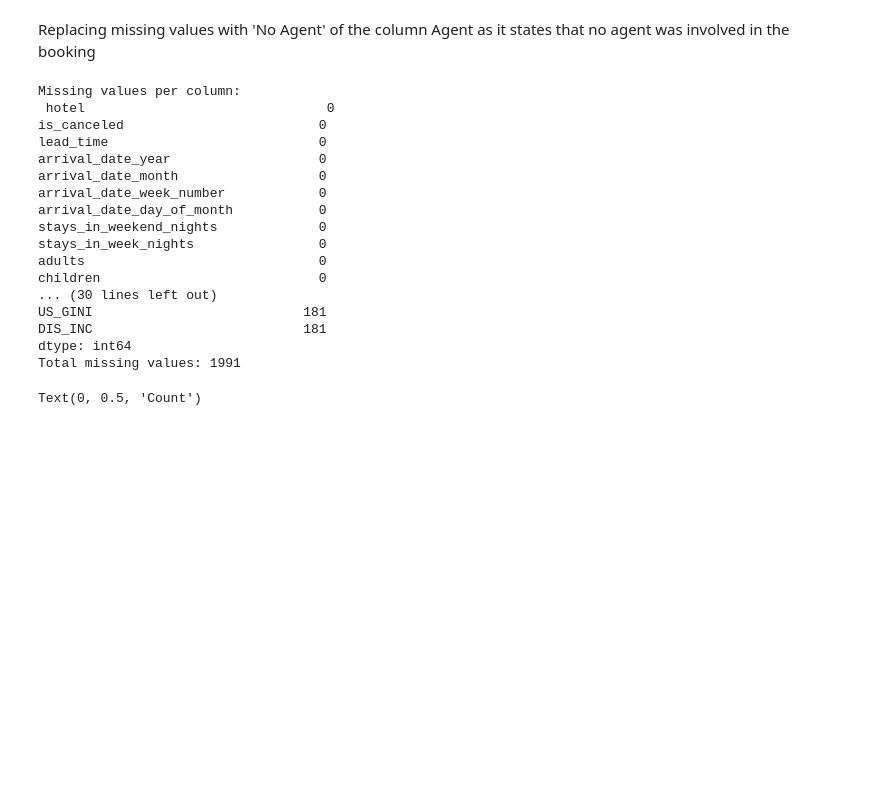
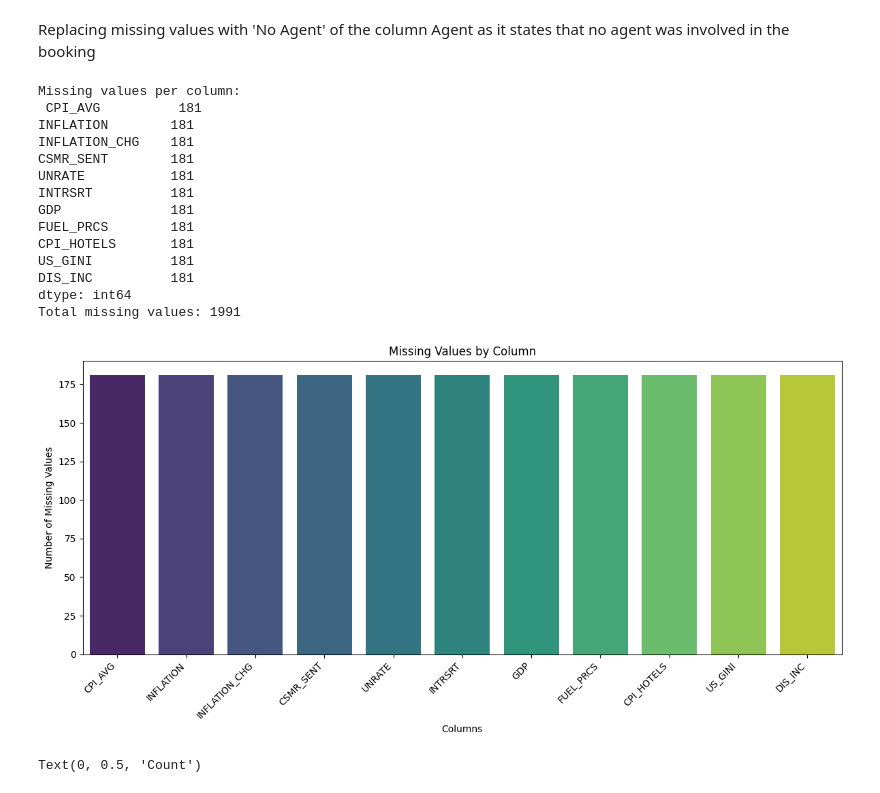
Before and after one commit to asif-mursalin/Data-mining-project, a Jupyter notebook: Project.ipynb, the cells around one changed output. Drawn from its saved outputs; the diff is of its cells as text; code cells hidden in the pictures; blank space fills up the shorter version.

Commit message:
Fixed visuals for missing values

```diff
--- a/Project.ipynb
+++ b/Project.ipynb
@@ -416,29 +416,50 @@ df[['agent']].head()
 # %% [markdown]
 Replacing missing values with 'No Agent' of the column Agent as it states that no agent was involved in the booking
 # %%
-missing_values_count = df.isnull().sum()
+missing_values_count = df.isnull().sum()[df.isnull().sum()>0]
 total_missing = df.isnull().sum().sum()
 
 print("Missing values per column:\n", missing_values_count)
 print("Total missing values:", total_missing)
 # %% [output]
 Missing values per column:
- hotel                               0
-is_canceled                         0
-lead_time                           0
-arrival_date_year                   0
-arrival_date_month                  0
-arrival_date_week_number            0
-arrival_date_day_of_month           0
-stays_in_weekend_nights             0
-stays_in_week_nights                0
-adults                              0
-children                            0
-... (30 lines left out)
-US_GINI                           181
-DIS_INC                           181
+ CPI_AVG          181
+INFLATION        181
+INFLATION_CHG    181
+CSMR_SENT        181
+UNRATE           181
+INTRSRT          181
+GDP              181
+FUEL_PRCS        181
+CPI_HOTELS       181
+US_GINI          181
+DIS_INC          181
 dtype: int64
 Total missing values: 1991
+# %%
+
+# Create figure with specified size
+plt.figure(figsize=(12, 6))
+
+# Create bar plot
+sns.barplot(x=missing_values_count.index,
+            y=missing_values_count.values,
+            hue=missing_values_count.index,
+            palette='viridis')
+
+# Customize the plot
+plt.xticks(rotation=45, ha='right')
+plt.title('Missing Values by Column')
+plt.xlabel('Columns')
+plt.ylabel('Number of Missing Values')
+
+# Adjust layout to prevent label cutoff
+plt.tight_layout()
+
+# Show the plot
+plt.show()
+# %% [output]
+[figure, added]
 # %%
 plt.subplot(2, 3, 1)
 sns.countplot(data=df, x='is_canceled')
```
